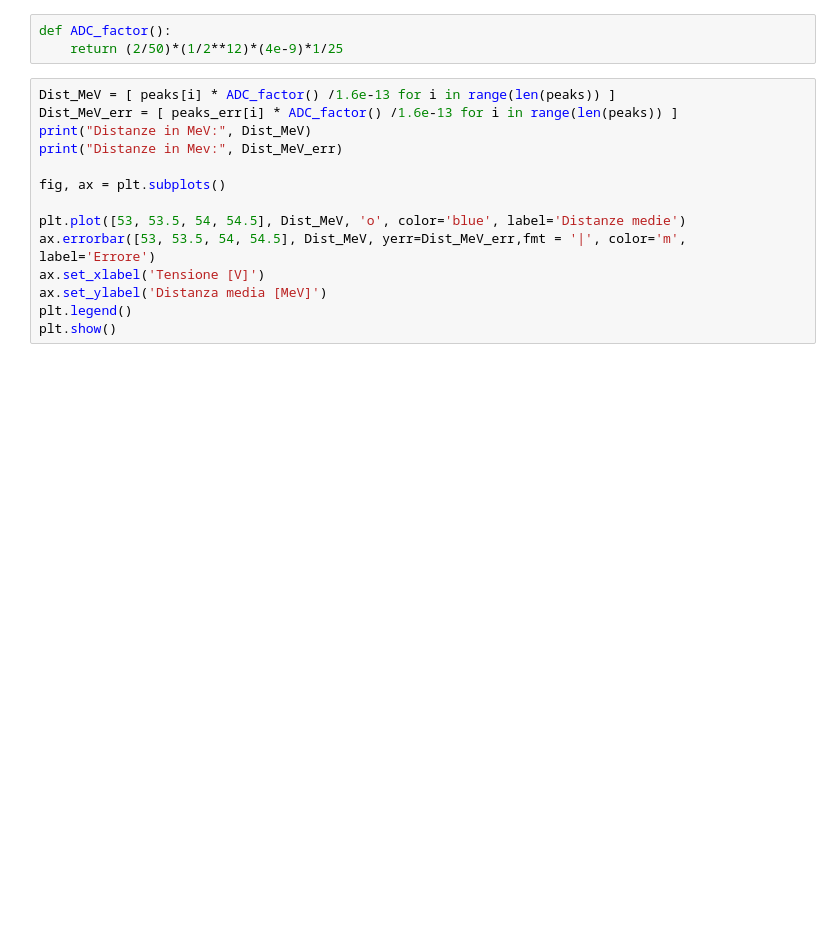
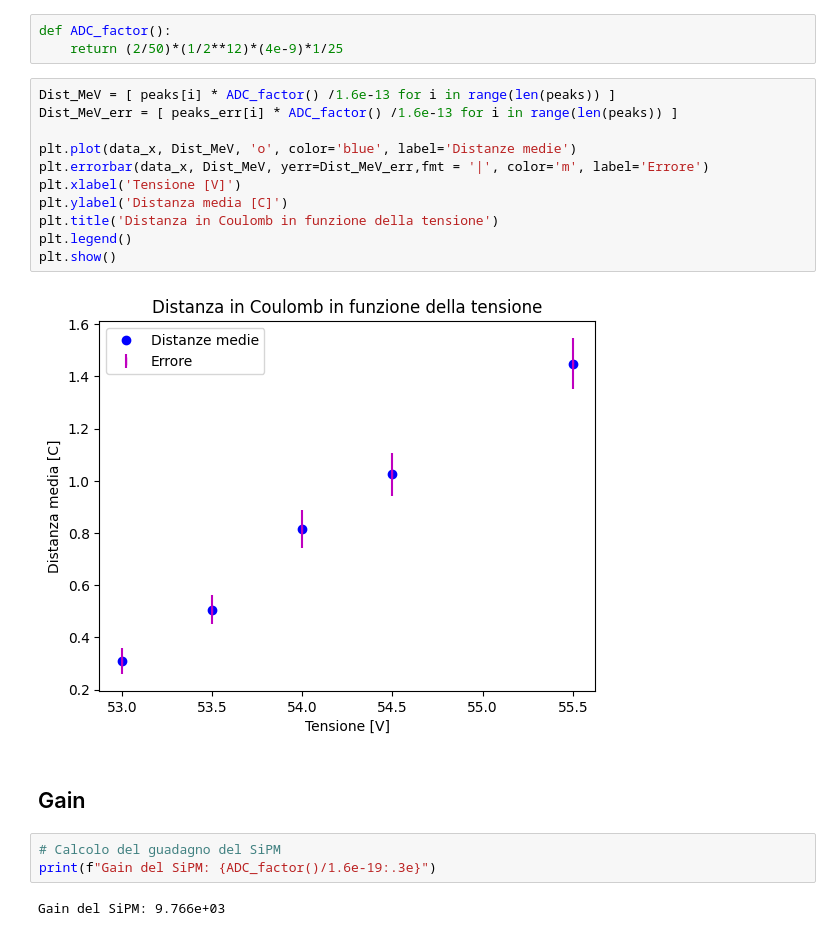
Before and after one commit to Pavar0tty/Laboratorio_SiPM, a Jupyter notebook: Analisi/Parte 1/Analisi Pettine/analisi_pettine.ipynb, the cells around one changed output. Drawn from its saved outputs; the diff is of its cells as text; blank space fills up the shorter version.

```diff
--- a/Analisi/Parte 1/Analisi Pettine/analisi_pettine.ipynb
+++ b/Analisi/Parte 1/Analisi Pettine/analisi_pettine.ipynb
@@ -445,14 +489,20 @@ def ADC_factor():
 # %%
 Dist_MeV = [ peaks[i] * ADC_factor() /1.6e-13 for i in range(len(peaks)) ]
 Dist_MeV_err = [ peaks_err[i] * ADC_factor() /1.6e-13 for i in range(len(peaks)) ]
-print("Distanze in MeV:", Dist_MeV)
-print("Distanze in Mev:", Dist_MeV_err)
 
-fig, ax = plt.subplots()
-
-plt.plot([53, 53.5, 54, 54.5], Dist_MeV, 'o', color='blue', label='Distanze medie')
-ax.errorbar([53, 53.5, 54, 54.5], Dist_MeV, yerr=Dist_MeV_err,fmt = '|', color='m', label='Errore')
-ax.set_xlabel('Tensione [V]')
-ax.set_ylabel('Distanza media [MeV]')
+plt.plot(data_x, Dist_MeV, 'o', color='blue', label='Distanze medie')
+plt.errorbar(data_x, Dist_MeV, yerr=Dist_MeV_err,fmt = '|', color='m', label='Errore')
+plt.xlabel('Tensione [V]')
+plt.ylabel('Distanza media [C]')
+plt.title('Distanza in Coulomb in funzione della tensione')
 plt.legend()
 plt.show()
+# %% [output]
+[figure, added]
+# %% [markdown]
+## Gain
+# %%
+# Calcolo del guadagno del SiPM
+print(f"Gain del SiPM: {ADC_factor()/1.6e-19:.3e}")
+# %% [output]
+Gain del SiPM: 9.766e+03
```
Also changed, not shown: parts of 22 cells of this notebook, 1 other file.
